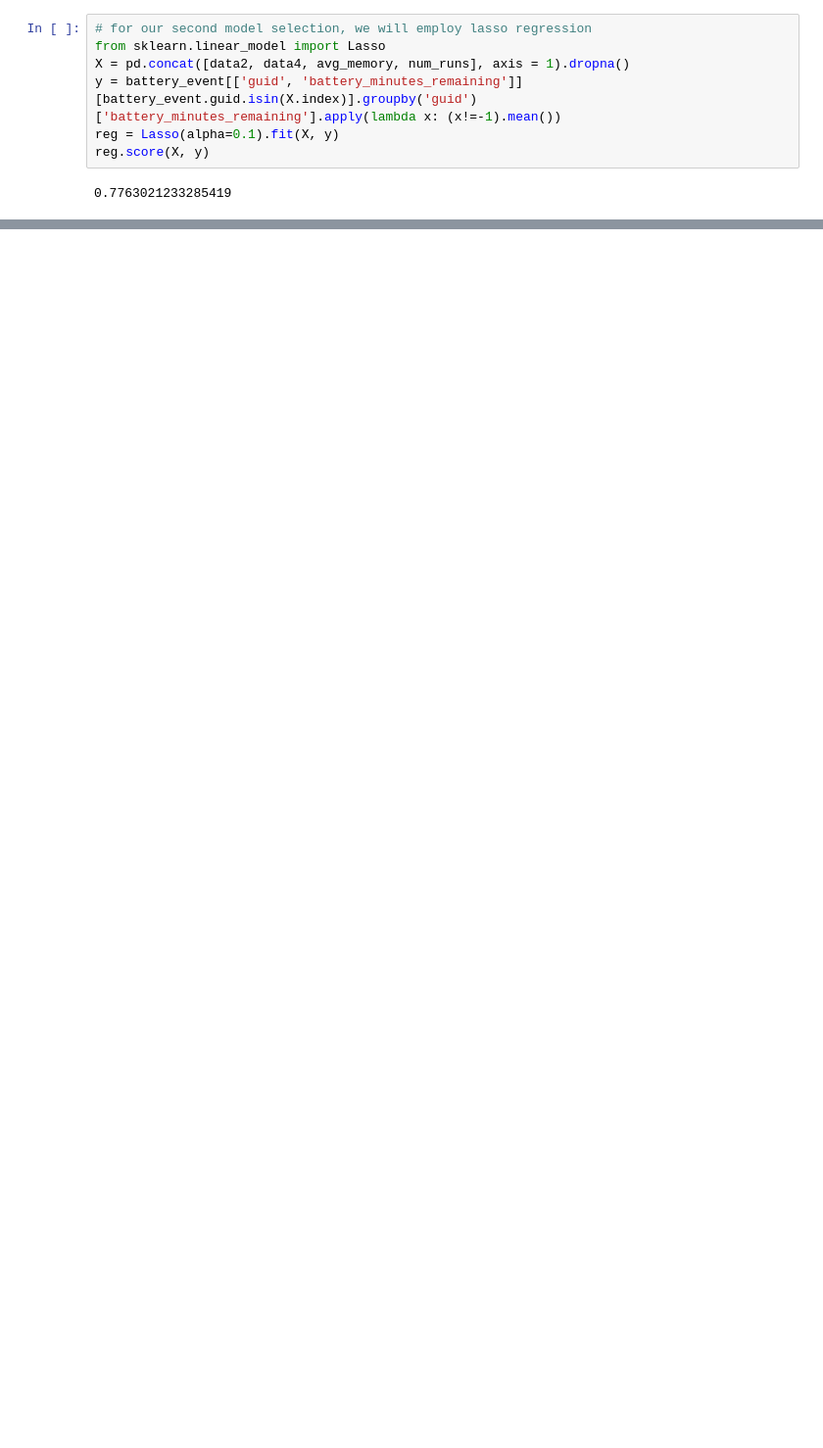
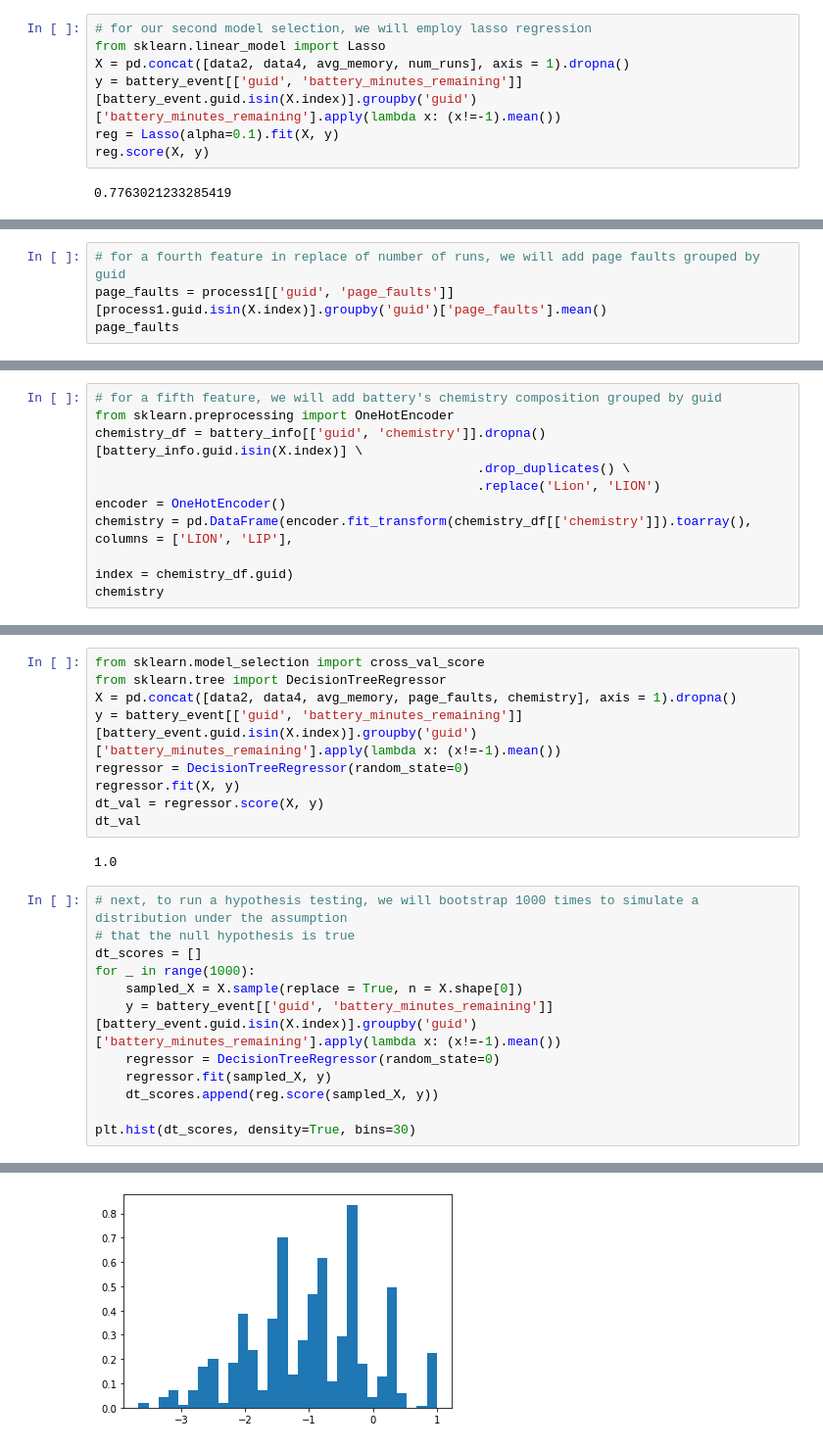
Before and after one commit to michelleliu1027/DSC180B, a Jupyter notebook: DSC180B_01_28.ipynb, the cells around one changed output, grey strips where cells are left out. Shown at 98% size. Cells and saved outputs as stored; diff of their text form; blank space fills up the shorter version.

```diff
--- a/DSC180B_01_28.ipynb
+++ b/DSC180B_01_28.ipynb
@@ -480,0 +485,4 @@ p_val
+# %%
+# for a fourth feature in replace of number of runs, we will add page faults grouped by guid
+page_faults = process1[['guid', 'page_faults']][process1.guid.isin(X.index)].groupby('guid')['page_faults'].mean()
+page_faults
@@ -480,0 +499,10 @@ p_val
+# %%
+# for a fifth feature, we will add battery's chemistry composition grouped by guid
+from sklearn.preprocessing import OneHotEncoder
+chemistry_df = battery_info[['guid', 'chemistry']].dropna()[battery_info.guid.isin(X.index)] \
+                                                  .drop_duplicates() \
+                                                  .replace('Lion', 'LION')
+encoder = OneHotEncoder()
+chemistry = pd.DataFrame(encoder.fit_transform(chemistry_df[['chemistry']]).toarray(), columns = ['LION', 'LIP'],
+                                                                                       index = chemistry_df.guid)
+chemistry
@@ -480,0 +517,24 @@ p_val
+# %%
+from sklearn.model_selection import cross_val_score
+from sklearn.tree import DecisionTreeRegressor
+X = pd.concat([data2, data4, avg_memory, page_faults, chemistry], axis = 1).dropna()
+y = battery_event[['guid', 'battery_minutes_remaining']][battery_event.guid.isin(X.index)].groupby('guid')['battery_minutes_remaining'].apply(lambda x: (x!=-1).mean())
+regressor = DecisionTreeRegressor(random_state=0)
+regressor.fit(X, y)
+dt_val = regressor.score(X, y)
+dt_val
+# %% [output]
+1.0
+# %%
+# next, to run a hypothesis testing, we will bootstrap 1000 times to simulate a distribution under the assumption
+# that the null hypothesis is true
+dt_scores = []
+for _ in range(1000):
+    sampled_X = X.sample(replace = True, n = X.shape[0])
+    y = battery_event[['guid', 'battery_minutes_remaining']][battery_event.guid.isin(X.index)].groupby('guid')['battery_minutes_remaining'].apply(lambda x: (x!=-1).mean())
+    regressor = DecisionTreeRegressor(random_state=0)
+    regressor.fit(sampled_X, y)
+    dt_scores.append(reg.score(sampled_X, y))
+
+plt.hist(dt_scores, density=True, bins=30)
+# %% [output]
@@ -480,0 +555 @@ p_val
+[figure, added]
```
Also changed, not shown: parts of 16 cells of this notebook.
